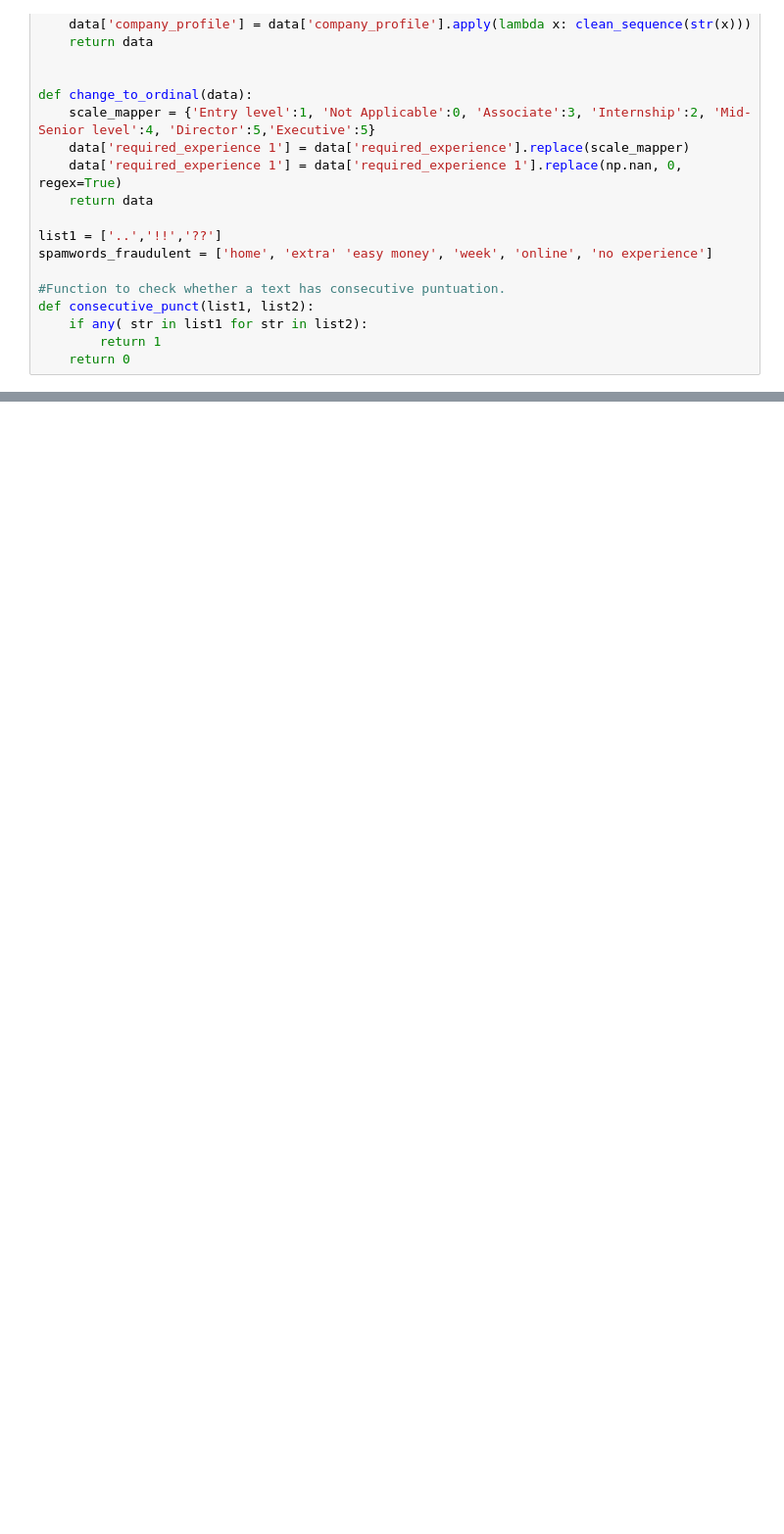
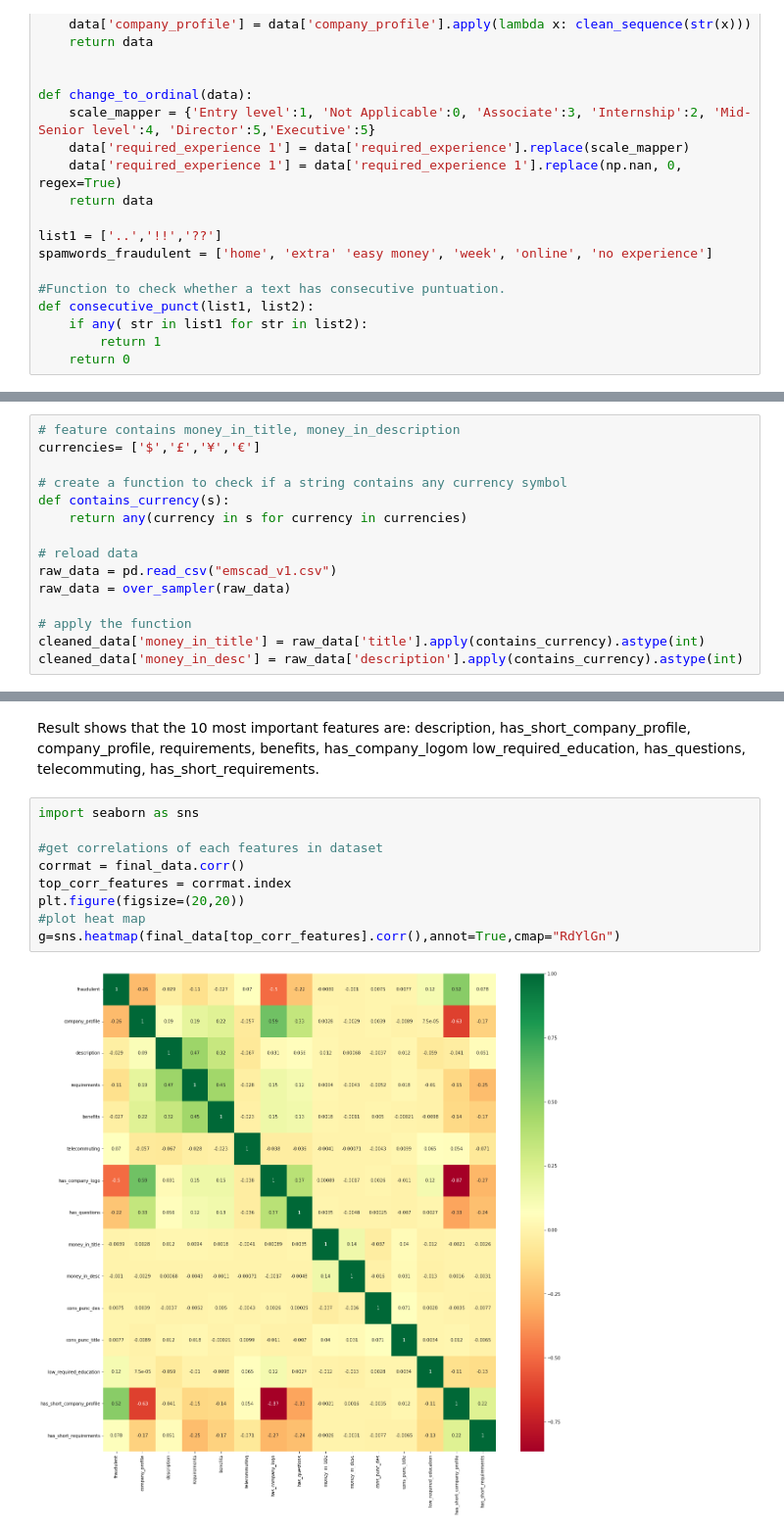
Before and after one commit to thaoyuh/Research_Hackathon, a Jupyter notebook: Classifiers from numerical features.ipynb, the cells around one changed output, grey strips where cells are left out. Shown at 98% size. Cells and saved outputs as stored; diff of their text form; blank space fills up the shorter version.

```diff
--- a/Classifiers from numerical features.ipynb
+++ b/Classifiers from numerical features.ipynb
@@ -168,0 +141,15 @@ cleaned_data["has_short_requirements"]= np.where(cleaned_data['requirements'] <
+# %%
+# feature contains money_in_title, money_in_description
+currencies= ['$','£','¥','€']
+
+# create a function to check if a string contains any currency symbol
+def contains_currency(s):
+    return any(currency in s for currency in currencies)
+
+# reload data
+raw_data = pd.read_csv("emscad_v1.csv")
+raw_data = over_sampler(raw_data)
+
+# apply the function
+cleaned_data['money_in_title'] = raw_data['title'].apply(contains_currency).astype(int)
+cleaned_data['money_in_desc'] = raw_data['description'].apply(contains_currency).astype(int)
@@ -168,0 +224,13 @@ cleaned_data["has_short_requirements"]= np.where(cleaned_data['requirements'] <
+# %% [markdown]
+Result shows that the 10 most important features are: description, has_short_company_profile, company_profile, requirements, benefits, has_company_logom low_required_education, has_questions, telecommuting, has_short_requirements.
+# %%
+import seaborn as sns
+
+#get correlations of each features in dataset
+corrmat = final_data.corr()
+top_corr_features = corrmat.index
+plt.figure(figsize=(20,20))
+#plot heat map
+g=sns.heatmap(final_data[top_corr_features].corr(),annot=True,cmap="RdYlGn")
+# %% [output]
+[figure, added]
```
Also changed, not shown: parts of 24 cells of this notebook, 2 other files.
